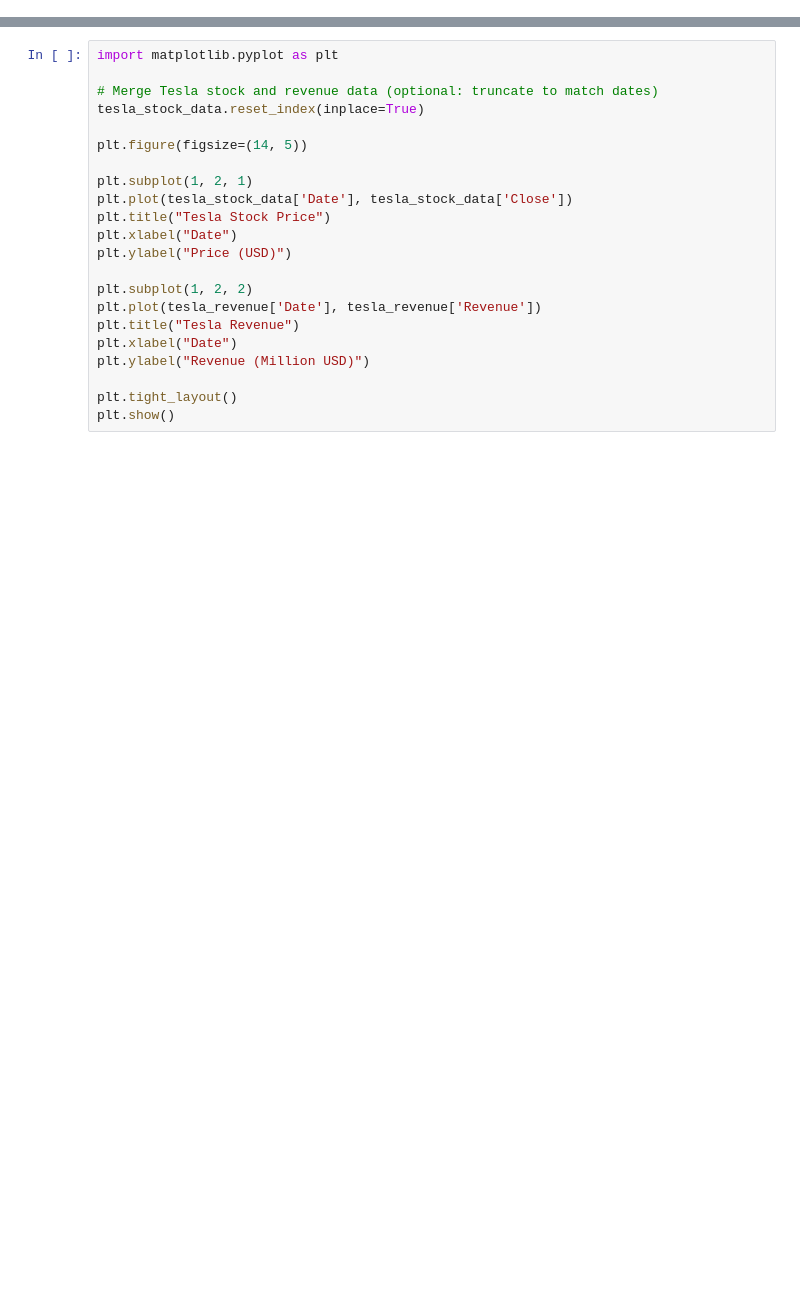
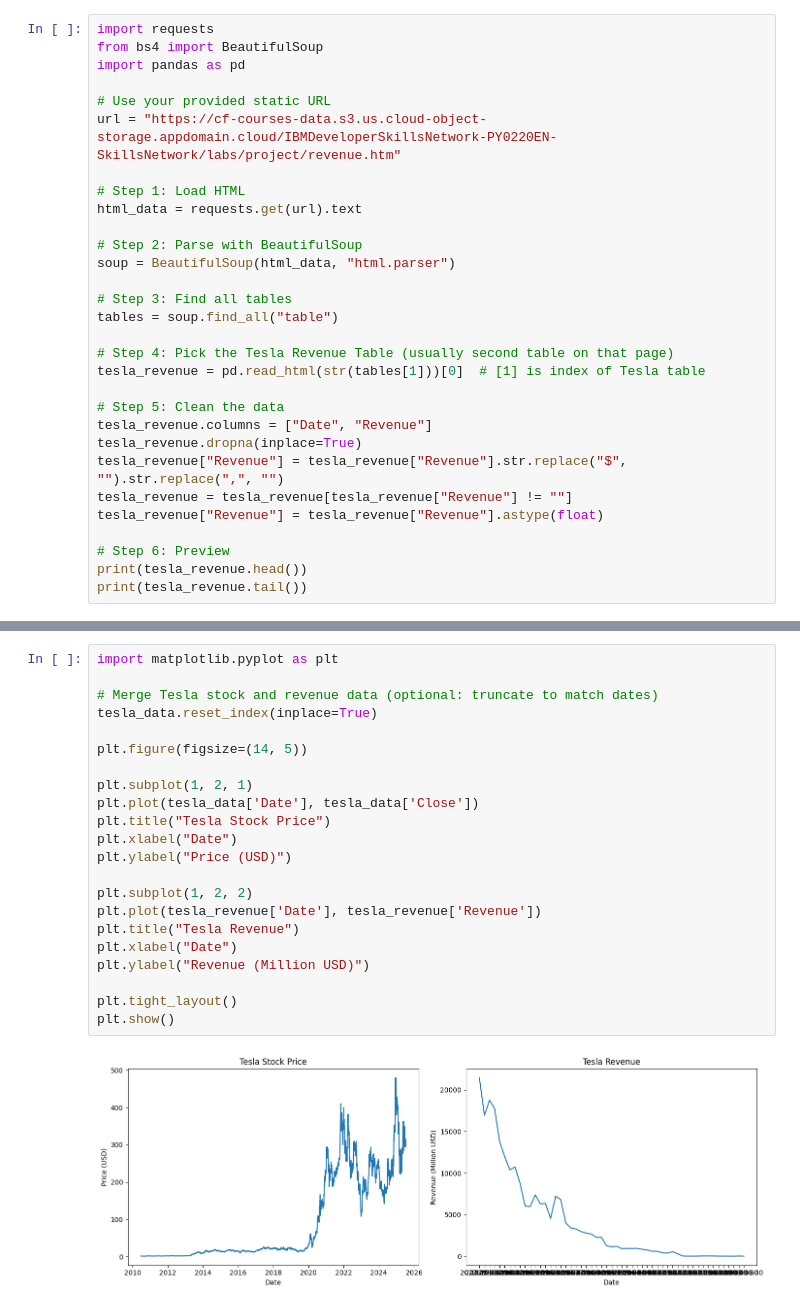
Before and after one commit to Vshivaram/DataScienceEcosystem, a Jupyter notebook: FinalProject.ipynb, the cells around one changed output, grey strips where cells are left out. Saved outputs shown, nothing was run; the diff lists cells and outputs as text; blank space fills up the shorter version.

```diff
--- a/FinalProject.ipynb
+++ b/FinalProject.ipynb
@@ -50,0 +17,30 @@ else:
+# %%
+import requests
+from bs4 import BeautifulSoup
+import pandas as pd
+
+# Use your provided static URL
+url = "https://cf-courses-data.s3.us.cloud-object-storage.appdomain.cloud/IBMDeveloperSkillsNetwork-PY0220EN-SkillsNetwork/labs/project/revenue.htm"
+
+# Step 1: Load HTML
+html_data = requests.get(url).text
+
+# Step 2: Parse with BeautifulSoup
+soup = BeautifulSoup(html_data, "html.parser")
+
+# Step 3: Find all tables
+tables = soup.find_all("table")
+
+# Step 4: Pick the Tesla Revenue Table (usually second table on that page)
+tesla_revenue = pd.read_html(str(tables[1]))[0]  # [1] is index of Tesla table
+
+# Step 5: Clean the data
+tesla_revenue.columns = ["Date", "Revenue"]
+tesla_revenue.dropna(inplace=True)
+tesla_revenue["Revenue"] = tesla_revenue["Revenue"].str.replace("$", "").str.replace(",", "")
+tesla_revenue = tesla_revenue[tesla_revenue["Revenue"] != ""]
+tesla_revenue["Revenue"] = tesla_revenue["Revenue"].astype(float)
+
+# Step 6: Preview
+print(tesla_revenue.head())
+print(tesla_revenue.tail())
@@ -84,23 +116,25 @@ gamestop_revenue.head()
 # %%
 import matplotlib.pyplot as plt
 
 # Merge Tesla stock and revenue data (optional: truncate to match dates)
-tesla_stock_data.reset_index(inplace=True)
+tesla_data.reset_index(inplace=True)
 
 plt.figure(figsize=(14, 5))
 
 plt.subplot(1, 2, 1)
-plt.plot(tesla_stock_data['Date'], tesla_stock_data['Close'])
+plt.plot(tesla_data['Date'], tesla_data['Close'])
 plt.title("Tesla Stock Price")
 plt.xlabel("Date")
 plt.ylabel("Price (USD)")
 
 plt.subplot(1, 2, 2)
 plt.plot(tesla_revenue['Date'], tesla_revenue['Revenue'])
 plt.title("Tesla Revenue")
 plt.xlabel("Date")
 plt.ylabel("Revenue (Million USD)")
 
 plt.tight_layout()
 plt.show()
+# %% [output]
+[figure, added]
 # %%
```
Also changed, not shown: parts of 4 cells of this notebook.
